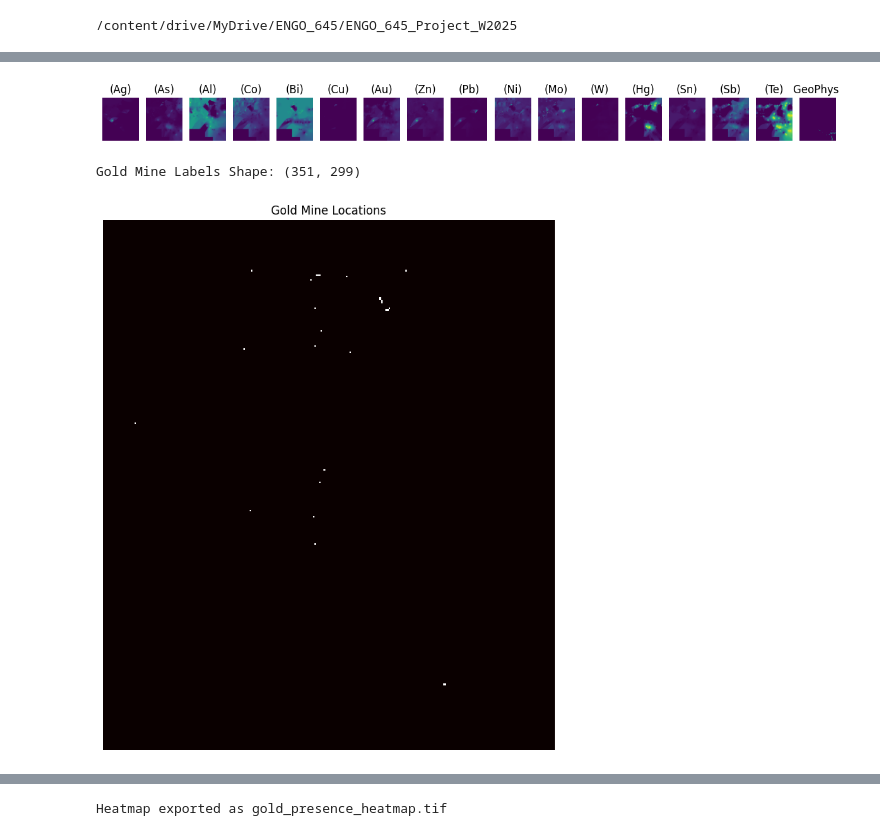
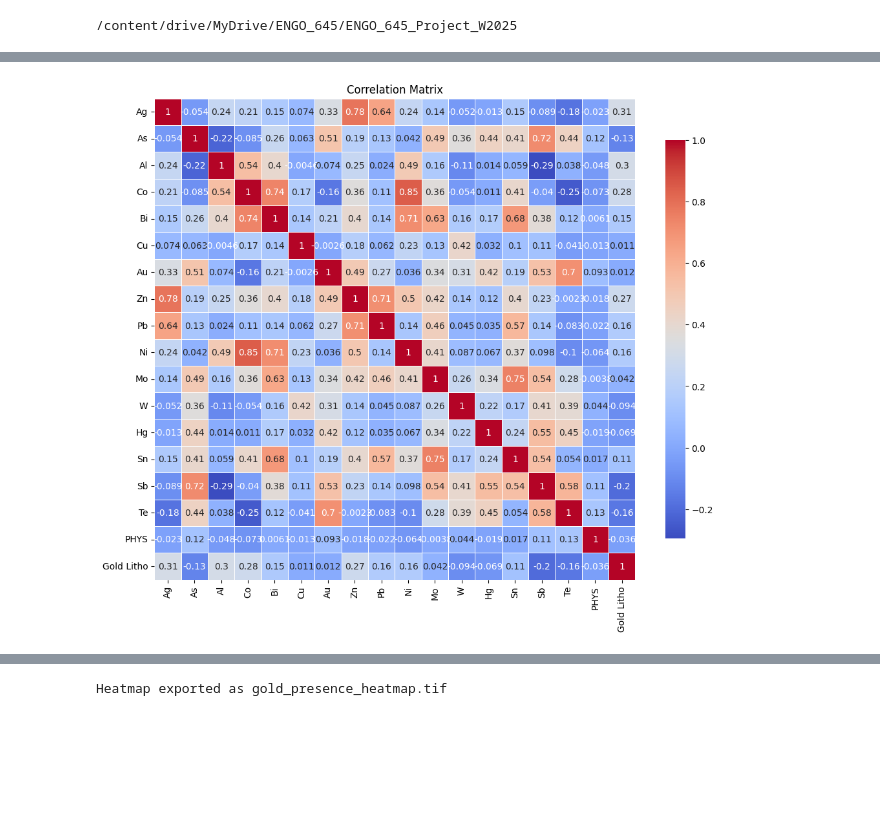
Before and after one commit to AnthonyKelly8/ENGO_645_Project_W2025, a Jupyter notebook: CNN_Soil_Geophys_MineLocation.ipynb, the cells around one changed output, grey strips where cells are left out. Cells and saved outputs as stored; diff of their text form; code cells hidden in the pictures; blank space fills up the shorter version.

Commit message:
Updating soil geochem model with grid based model training

```diff
--- a/CNN_Soil_Geophys_MineLocation.ipynb
+++ b/CNN_Soil_Geophys_MineLocation.ipynb
@@ -111,25 +78,0 @@ CNN Input Shape: (351, 299, 17)
-# %%
-fig, axes = plt.subplots(1, len(tif_files_and_Geophys), figsize=(15, 5))
-titles = ["(Ag)", "(As)", "(Al)", "(Co)", "(Bi)", "(Cu)", "(Au)", "(Zn)", "(Pb)", "(Ni)", "(Mo)", "(W)", "(Hg)", "(Sn)", "(Sb)", "(Te)", "GeoPhys "]
-
-for i, ax in enumerate(axes):
-    ax.imshow(cnn_input[:, :, i], cmap='viridis')
-    ax.set_title(titles[i])
-    ax.axis("off")
-
-plt.show()
-# %% [output]
-[figure, removed]
-# %%
-#setting label or target of model
-with rasterio.open("Data/Mines/Gold_Mine_Locations_Raster.tif") as src:
-    gold_mines_labels = src.read(1)
-    print("Gold Mine Labels Shape:", gold_mines_labels.shape)
-plt.figure(figsize=(10, 10))
-plt.imshow(gold_mines_labels, cmap="hot", interpolation="nearest")
-plt.title("Gold Mine Locations")
-plt.axis("off")
-plt.show()
-# %% [output]
-Gold Mine Labels Shape: (351, 299)
-[figure, removed]
@@ -136,9 +85,33 @@ Gold Mine Labels Shape: (351, 299)
 # %%
 num_rasters = len(tif_files_and_Geophys)
 raster_data = []
 
 # Flatten each raster and append to the list
 for i in range(num_rasters):
     with rasterio.open(tif_files_and_Geophys[i]) as src:
         data = src.read(1).flatten()
         raster_data.append(data)
+
+#Create a DataFrame from flattened raster data and gold raster data
+df = pd.DataFrame(raster_data).T
+df['Gold_Litho'] = gold_labels.flatten()
+# Calculate correlation matrix
+correlation_matrix = df.corr()
+
+element_names = ['Ag', 'As', 'Al', 'Co', 'Bi', 'Cu', 'Au', 'Zn', 'Pb', 'Ni', 'Mo', 'W', 'Hg', 'Sn', 'Sb', 'Te', "PHYS", 'Gold Litho']
+plt.figure(figsize=(12, 10))
+
+sns.heatmap(correlation_matrix,
+            annot=True,
+            cmap='coolwarm',
+            square=True,
+            cbar_kws={'shrink': .8},
+            annot_kws={"size": 10},
+            linewidths=.5,
+            xticklabels=element_names,
+            yticklabels=element_names)
+
+plt.title('Correlation Matrix')
+plt.show()
+# %% [output]
+[figure, added]
```
Also changed, not shown: parts of 20 cells of this notebook, 1 other file.
